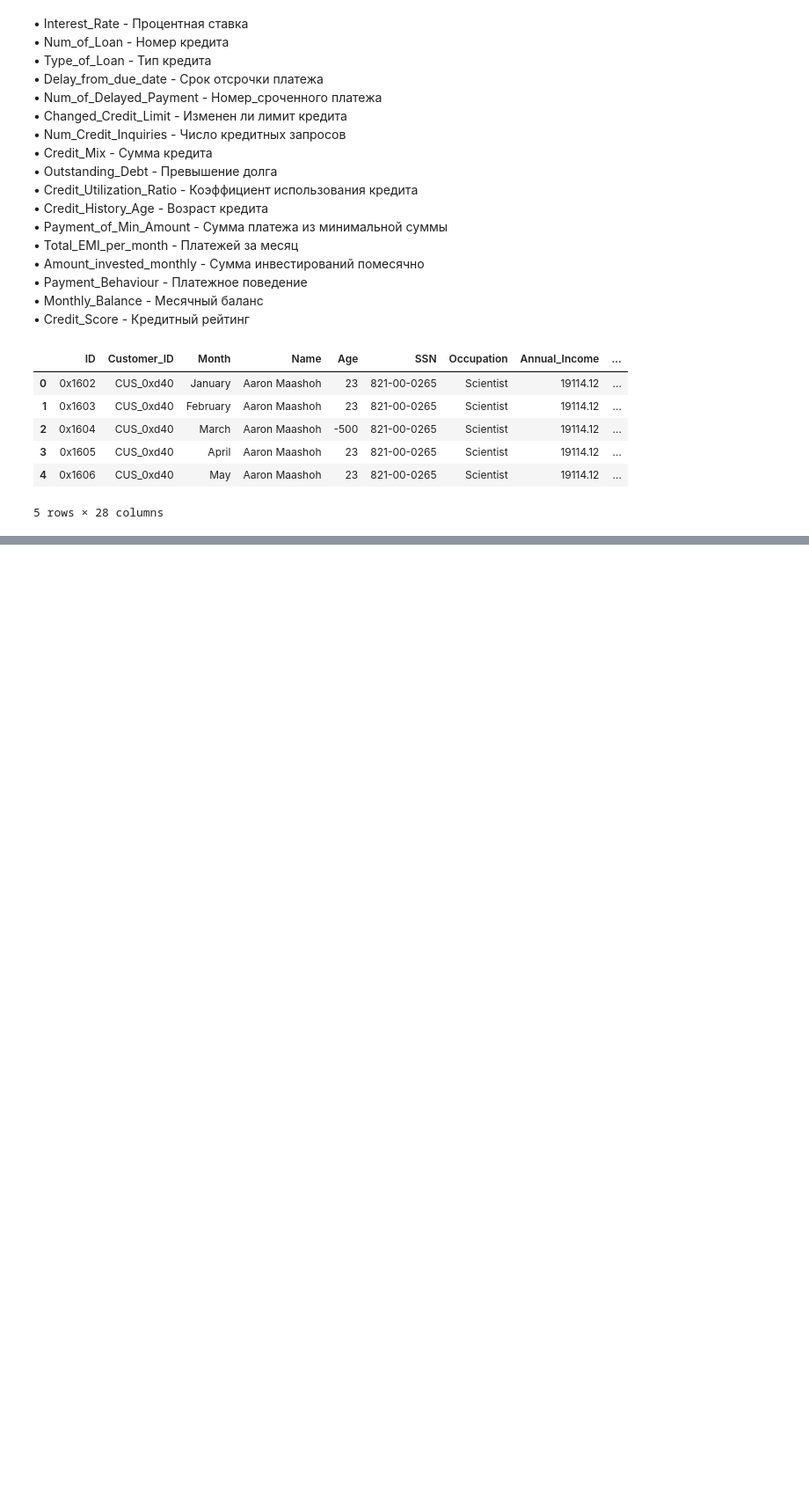
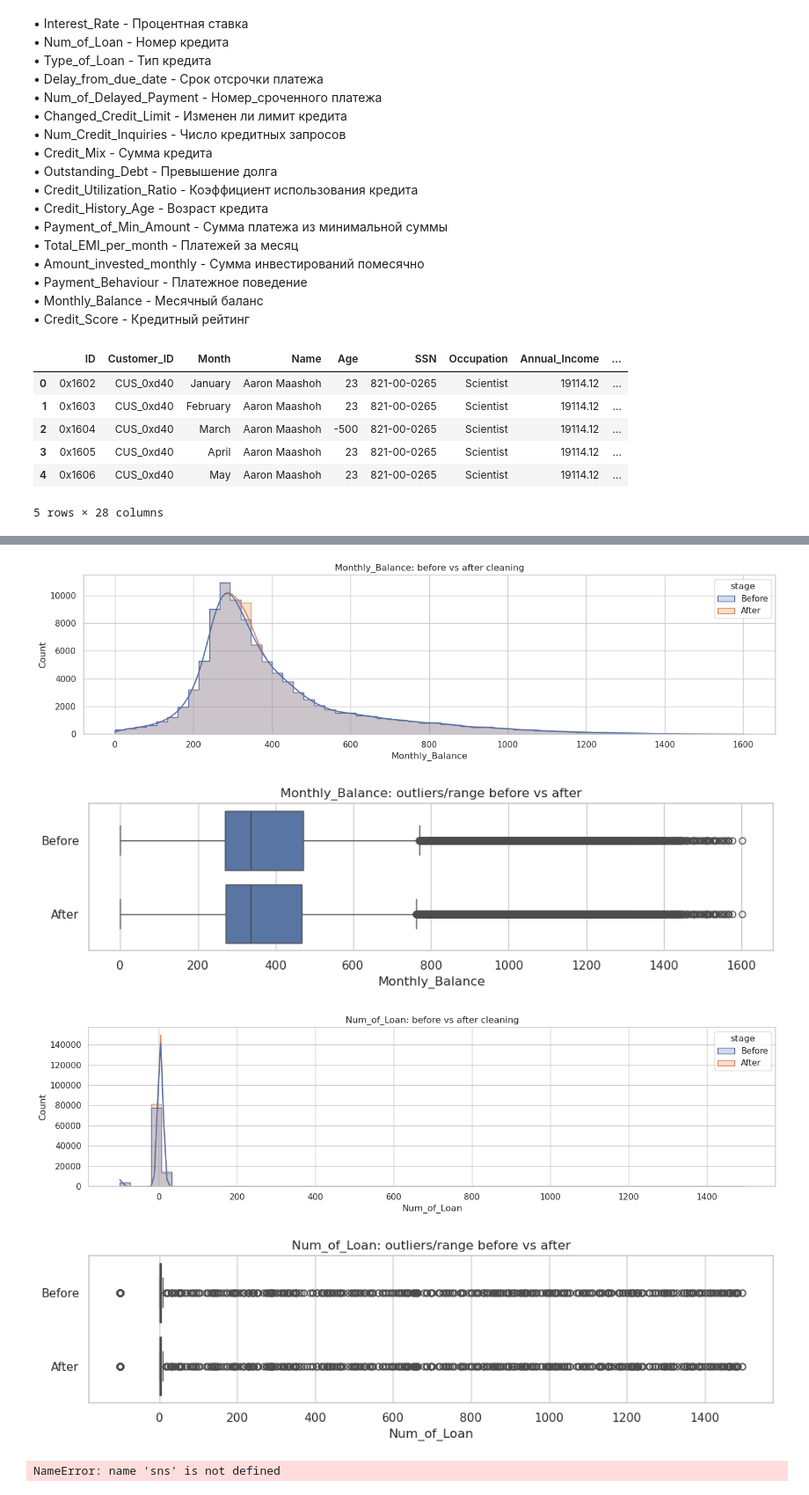
Before and after one commit to nppddf/Credit-Score-Classification, a Jupyter notebook: notebooks/eda.ipynb, the cells around one changed output, grey strips where cells are left out. Shown at 88% size. Cells and saved outputs as stored; diff of their text form; code cells hidden in the pictures; blank space fills up the shorter version.

Commit message:
added some graphs to EDA

```diff
--- a/notebooks/eda.ipynb
+++ b/notebooks/eda.ipynb
@@ -3,9 +1,11 @@
 # %%
 import pandas as pd
 import numpy as np
+import matplotlib.pyplot as plt
+import seaborn as sus
 
-import warnings
-warnings.filterwarnings("ignore")
+
+sus.set_theme(style="whitegrid", context="notebook")
 # %% [markdown]
 # Data Import
 • ID - Уникальный Идентификатор
@@ -38,6 +38,7 @@ warnings.filterwarnings("ignore")
 • Credit_Score - Кредитный рейтинг
 # %%
 df = pd.read_csv("../data/raw/train.csv")
+df_clean = pd.read_csv("../data/new/train_backup.csv")
 # %%
 df.head()
 # %% [output]
@@ -82 +83,35 @@ dtypes: float64(4), int64(4), object(20)
 memory usage: 21.4+ MB
+# %%
+def plot_numeric_before_after_seaborn(df, df_clean, col, bins=60):
+    raw = pd.to_numeric(df[col], errors="coerce")
+    clean = pd.to_numeric(df_clean[col], errors="coerce")
+
+    plot_df = pd.DataFrame({
+        col: pd.concat([raw, clean], ignore_index=True),
+        "stage": (["Before"] * len(raw)) + (["After"] * len(clean)),
+    }).dropna()
+
+    plt.figure(figsize=(14, 4))
+    sus.histplot(
+        data=plot_df,
+        x=col,
+        hue="stage",
+        bins=bins,
+        kde=True,
+        element="step",
+        stat="count",
+        common_norm=False
+    )
+    plt.title(f"{col}: before vs after cleaning")
+    plt.xlabel(col)
+    plt.ylabel("Count")
+    plt.tight_layout()
+    plt.show()
+
+    plt.figure(figsize=(10, 3))
+    sus.boxplot(data=plot_df, x=col, y="stage", orient="h")
+    plt.title(f"{col}: outliers/range before vs after")
+    plt.xlabel(col)
+    plt.ylabel("")
+    plt.tight_layout()
+    plt.show()
@@ -82,0 +153,22 @@ memory usage: 21.4+ MB
+# %%
+plot_numeric_before_after_seaborn(df, df_clean, "Monthly_Balance")
+plot_numeric_before_after_seaborn(df, df_clean, "Num_of_Loan")
+# %% [output]
+[figure, added]
+[figure, added]
+[figure, added]
+[figure, added]
+# %%
+categorical_cols = [
+    "SSN",
+    "Occupation",
+    "Amount_invested_monthly",
+    "Changed_Credit_Limit",
+    "Credit_Mix",
+    "Payment_Behaviour",
+]
+
+for col in categorical_cols:
+    plot_category_before_after_seaborn(df, df_clean, col, topn=12)
+# %% [output]
+NameError: name 'sns' is not defined
```
Also changed, not shown: parts of 4 cells of this notebook, 1 other file.
